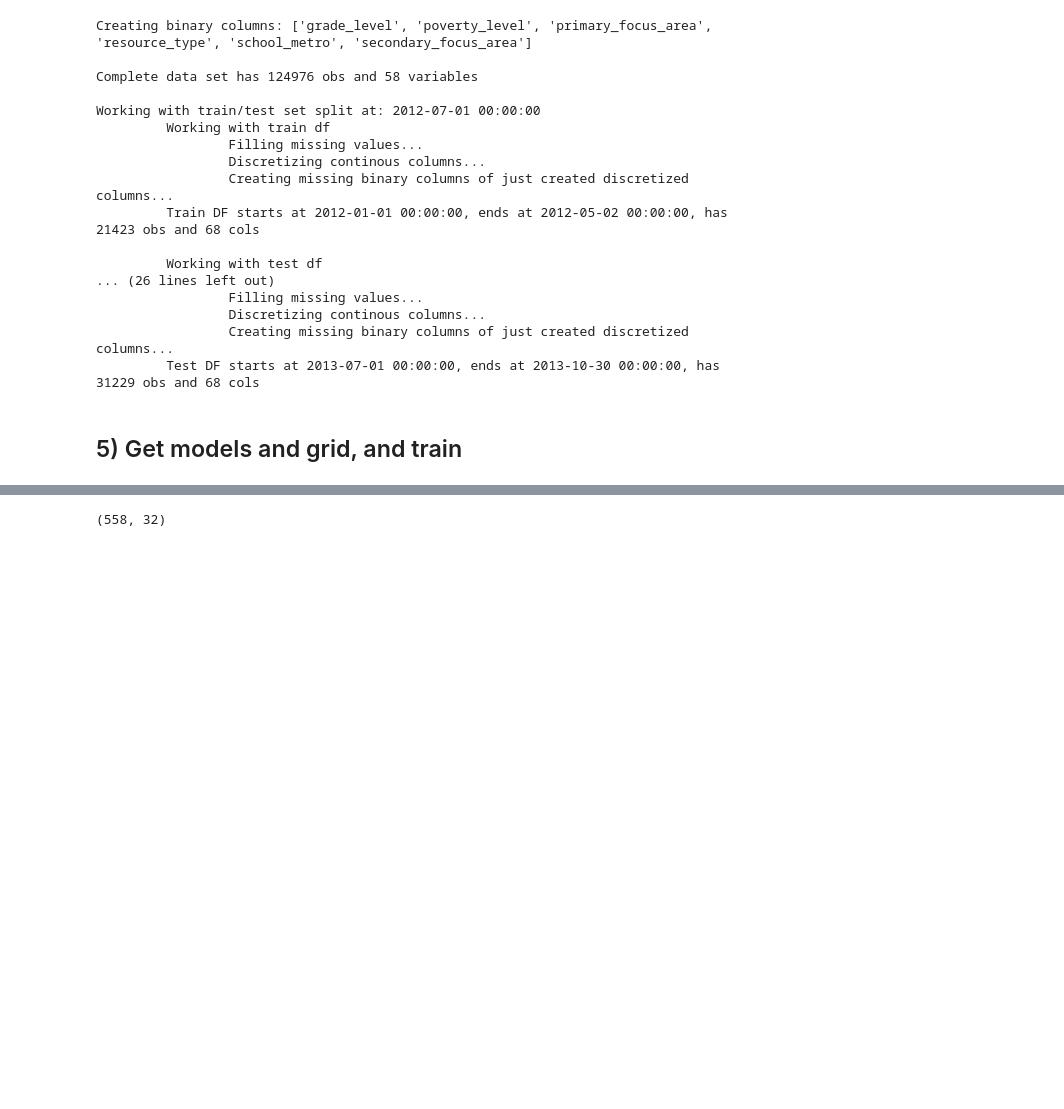
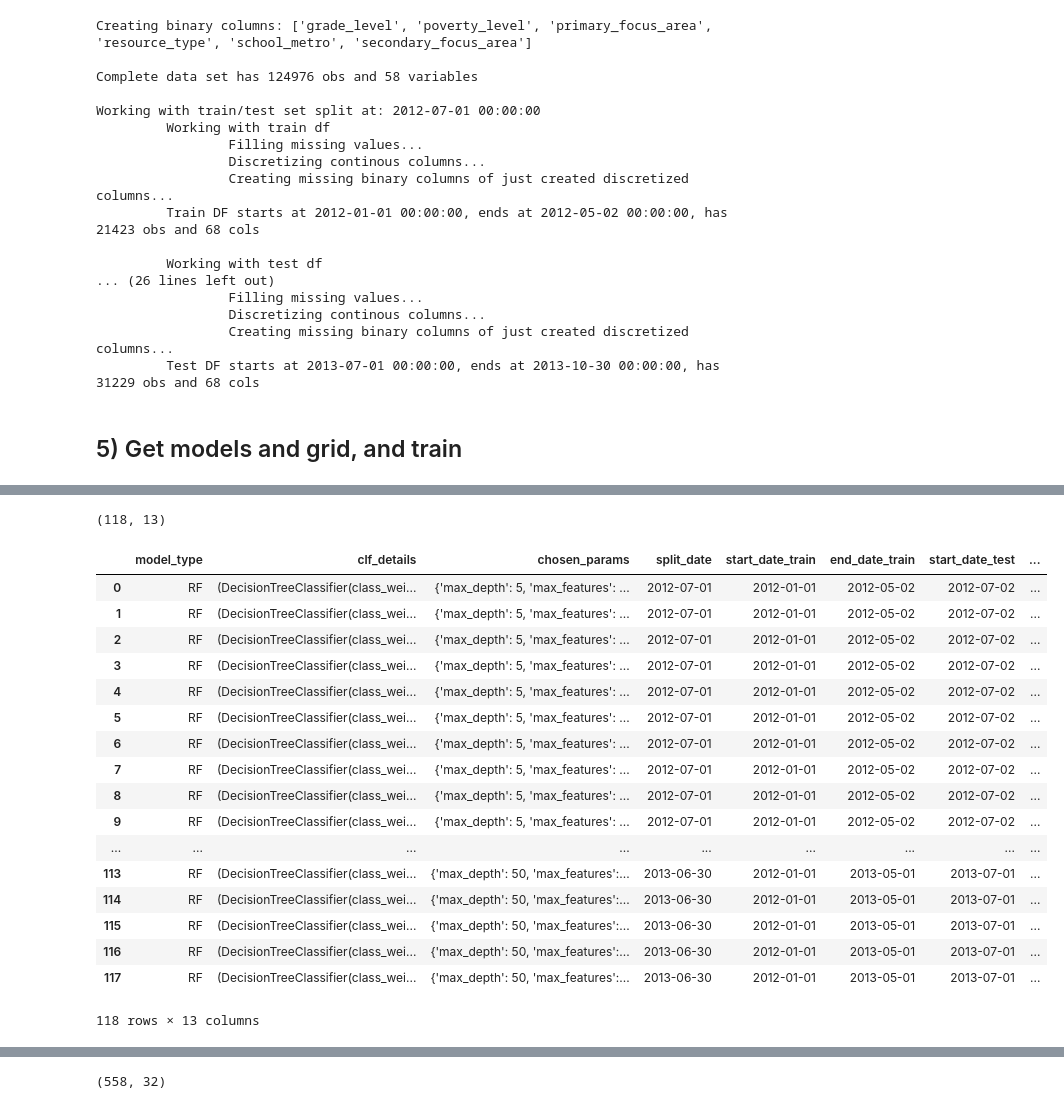
Before and after one commit to angelicavi/capp_ml_spring2020, a Jupyter notebook: run_pipeline.ipynb, the cells around one changed output, grey strips where cells are left out. Cells and saved outputs as stored; diff of their text form; code cells hidden in the pictures; blank space fills up the shorter version.

```diff
--- a/run_pipeline.ipynb
+++ b/run_pipeline.ipynb
@@ -164,0 +238,25 @@ Working with train/test set split at: 2012-07-01 00:00:00
+# %%
+RF_results.shape
+# %% [output]
+(118, 13)
+# %%
+RF_results
+# %% [output]
+|  | model_type | clf_details | chosen_params | split_date | start_date_train | end_date_train | start_date_test | ... |
+| 0 | RF | (DecisionTreeClassifier(class_wei... | {'max_depth': 5, 'max_features': ... | 2012-07-01 | 2012-01-01 | 2012-05-02 | 2012-07-02 | ... |
+| 1 | RF | (DecisionTreeClassifier(class_wei... | {'max_depth': 5, 'max_features': ... | 2012-07-01 | 2012-01-01 | 2012-05-02 | 2012-07-02 | ... |
+| 2 | RF | (DecisionTreeClassifier(class_wei... | {'max_depth': 5, 'max_features': ... | 2012-07-01 | 2012-01-01 | 2012-05-02 | 2012-07-02 | ... |
+| 3 | RF | (DecisionTreeClassifier(class_wei... | {'max_depth': 5, 'max_features': ... | 2012-07-01 | 2012-01-01 | 2012-05-02 | 2012-07-02 | ... |
+| 4 | RF | (DecisionTreeClassifier(class_wei... | {'max_depth': 5, 'max_features': ... | 2012-07-01 | 2012-01-01 | 2012-05-02 | 2012-07-02 | ... |
+| 5 | RF | (DecisionTreeClassifier(class_wei... | {'max_depth': 5, 'max_features': ... | 2012-07-01 | 2012-01-01 | 2012-05-02 | 2012-07-02 | ... |
+| 6 | RF | (DecisionTreeClassifier(class_wei... | {'max_depth': 5, 'max_features': ... | 2012-07-01 | 2012-01-01 | 2012-05-02 | 2012-07-02 | ... |
+| 7 | RF | (DecisionTreeClassifier(class_wei... | {'max_depth': 5, 'max_features': ... | 2012-07-01 | 2012-01-01 | 2012-05-02 | 2012-07-02 | ... |
+| 8 | RF | (DecisionTreeClassifier(class_wei... | {'max_depth': 5, 'max_features': ... | 2012-07-01 | 2012-01-01 | 2012-05-02 | 2012-07-02 | ... |
+| 9 | RF | (DecisionTreeClassifier(class_wei... | {'max_depth': 5, 'max_features': ... | 2012-07-01 | 2012-01-01 | 2012-05-02 | 2012-07-02 | ... |
+| ... | ... | ... | ... | ... | ... | ... | ... | ... |
+| 113 | RF | (DecisionTreeClassifier(class_wei... | {'max_depth': 50, 'max_features':... | 2013-06-30 | 2012-01-01 | 2013-05-01 | 2013-07-01 | ... |
+| 114 | RF | (DecisionTreeClassifier(class_wei... | {'max_depth': 50, 'max_features':... | 2013-06-30 | 2012-01-01 | 2013-05-01 | 2013-07-01 | ... |
+| 115 | RF | (DecisionTreeClassifier(class_wei... | {'max_depth': 50, 'max_features':... | 2013-06-30 | 2012-01-01 | 2013-05-01 | 2013-07-01 | ... |
+| 116 | RF | (DecisionTreeClassifier(class_wei... | {'max_depth': 50, 'max_features':... | 2013-06-30 | 2012-01-01 | 2013-05-01 | 2013-07-01 | ... |
+| 117 | RF | (DecisionTreeClassifier(class_wei... | {'max_depth': 50, 'max_features':... | 2013-06-30 | 2012-01-01 | 2013-05-01 | 2013-07-01 | ... |
+118 rows × 13 columns
```
Also changed, not shown: parts of 23 cells of this notebook, 3 other files.
